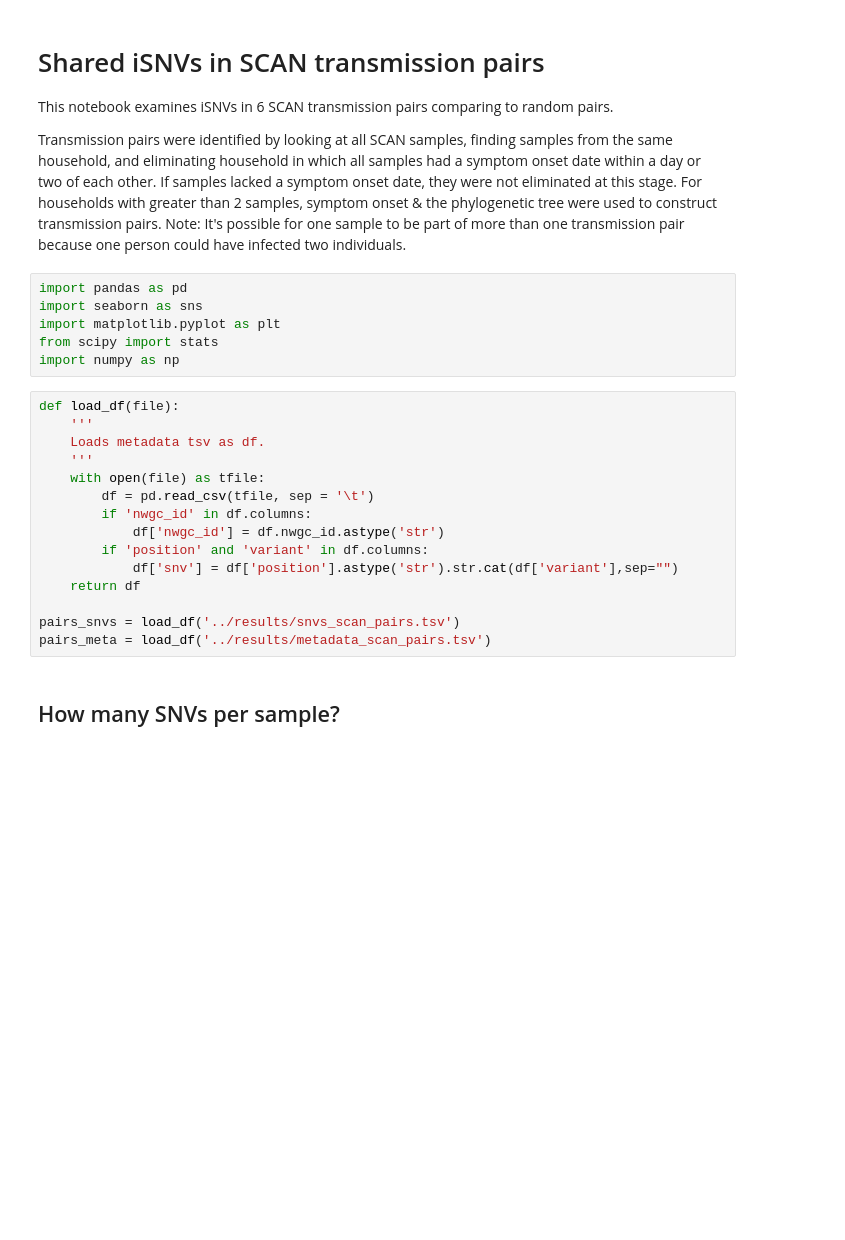
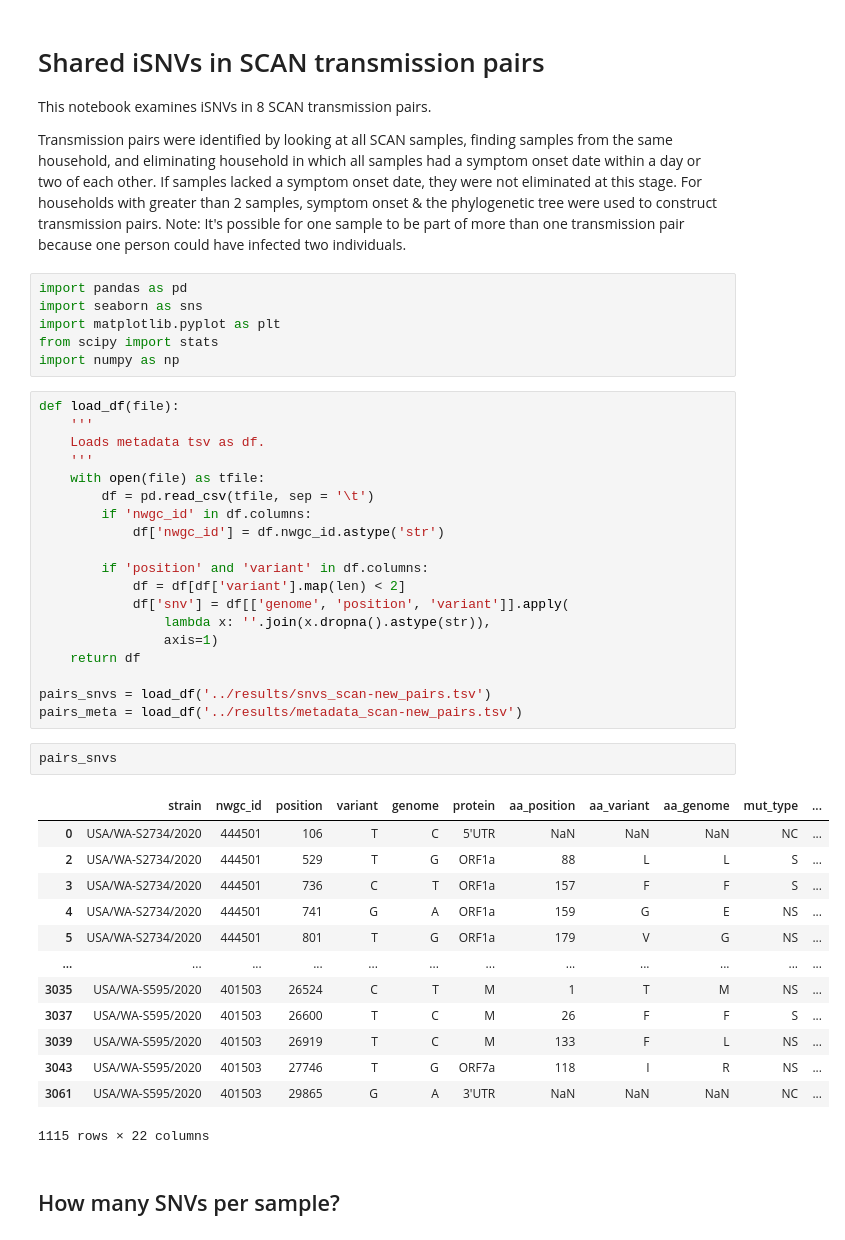
Before and after one commit to blab/ncov-within-host, a Jupyter notebook: notebooks/SCAN_pairs.ipynb, the cells around one changed output. Drawn from its saved outputs; the diff is of its cells as text; blank space fills up the shorter version.

```diff
--- a/notebooks/SCAN_pairs.ipynb
+++ b/notebooks/SCAN_pairs.ipynb
@@ -1,7 +1,7 @@
 # %% [markdown]
 # Shared iSNVs in SCAN transmission pairs
 
-This notebook examines iSNVs in 6 SCAN transmission pairs comparing to random pairs.
+This notebook examines iSNVs in 8 SCAN transmission pairs.
 
 Transmission pairs were identified by looking at all SCAN samples, finding samples from the same household, and eliminating household in which all samples had a symptom onset date within a day or two of each other.
 If samples lacked a symptom onset date, they were not eliminated at this stage. For households with greater than 2 samples, symptom onset & the phylogenetic tree were used to construct transmission pairs. Note: It's possible for one sample to be part of more than one transmission pair because one person could have infected two individuals.
@@ -20,12 +20,32 @@ def load_df(file):
         df = pd.read_csv(tfile, sep = '\t')
         if 'nwgc_id' in df.columns:
             df['nwgc_id'] = df.nwgc_id.astype('str')
+
         if 'position' and 'variant' in df.columns:
-            df['snv'] = df['position'].astype('str').str.cat(df['variant'],sep="")
+            df = df[df['variant'].map(len) < 2]
+            df['snv'] = df[['genome', 'position', 'variant']].apply(
+                lambda x: ''.join(x.dropna().astype(str)),
+                axis=1)
     return df
 
-pairs_snvs = load_df('../results/snvs_scan_pairs.tsv')
-pairs_meta = load_df('../results/metadata_scan_pairs.tsv')
+pairs_snvs = load_df('../results/snvs_scan-new_pairs.tsv')
+pairs_meta = load_df('../results/metadata_scan-new_pairs.tsv')
+# %%
+pairs_snvs
+# %% [output]
+|  | strain | nwgc_id | position | variant | genome | protein | aa_position | aa_variant | aa_genome | mut_type | ... |
+| 0 | USA/WA-S2734/2020 | 444501 | 106 | T | C | 5'UTR | NaN | NaN | NaN | NC | ... |
+| 2 | USA/WA-S2734/2020 | 444501 | 529 | T | G | ORF1a | 88 | L | L | S | ... |
+| 3 | USA/WA-S2734/2020 | 444501 | 736 | C | T | ORF1a | 157 | F | F | S | ... |
+| 4 | USA/WA-S2734/2020 | 444501 | 741 | G | A | ORF1a | 159 | G | E | NS | ... |
+| 5 | USA/WA-S2734/2020 | 444501 | 801 | T | G | ORF1a | 179 | V | G | NS | ... |
+| ... | ... | ... | ... | ... | ... | ... | ... | ... | ... | ... | ... |
+| 3035 | USA/WA-S595/2020 | 401503 | 26524 | C | T | M | 1 | T | M | NS | ... |
+| 3037 | USA/WA-S595/2020 | 401503 | 26600 | T | C | M | 26 | F | F | S | ... |
+| 3039 | USA/WA-S595/2020 | 401503 | 26919 | T | C | M | 133 | F | L | NS | ... |
+| 3043 | USA/WA-S595/2020 | 401503 | 27746 | T | G | ORF7a | 118 | I | R | NS | ... |
+| 3061 | USA/WA-S595/2020 | 401503 | 29865 | G | A | 3'UTR | NaN | NaN | NaN | NC | ... |
+1115 rows × 22 columns
 # %% [markdown]
 ## How many SNVs per sample?
 # %%
```
Also changed, not shown: parts of 9 cells of this notebook, 10 other files.
